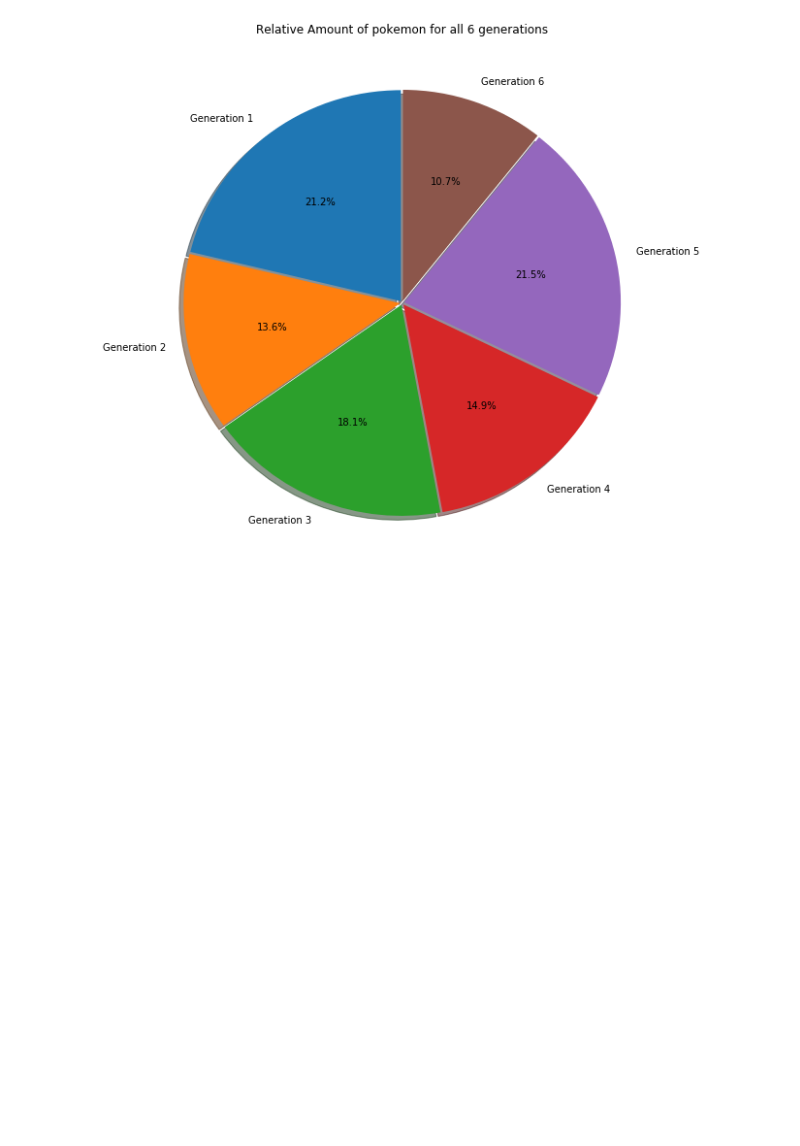
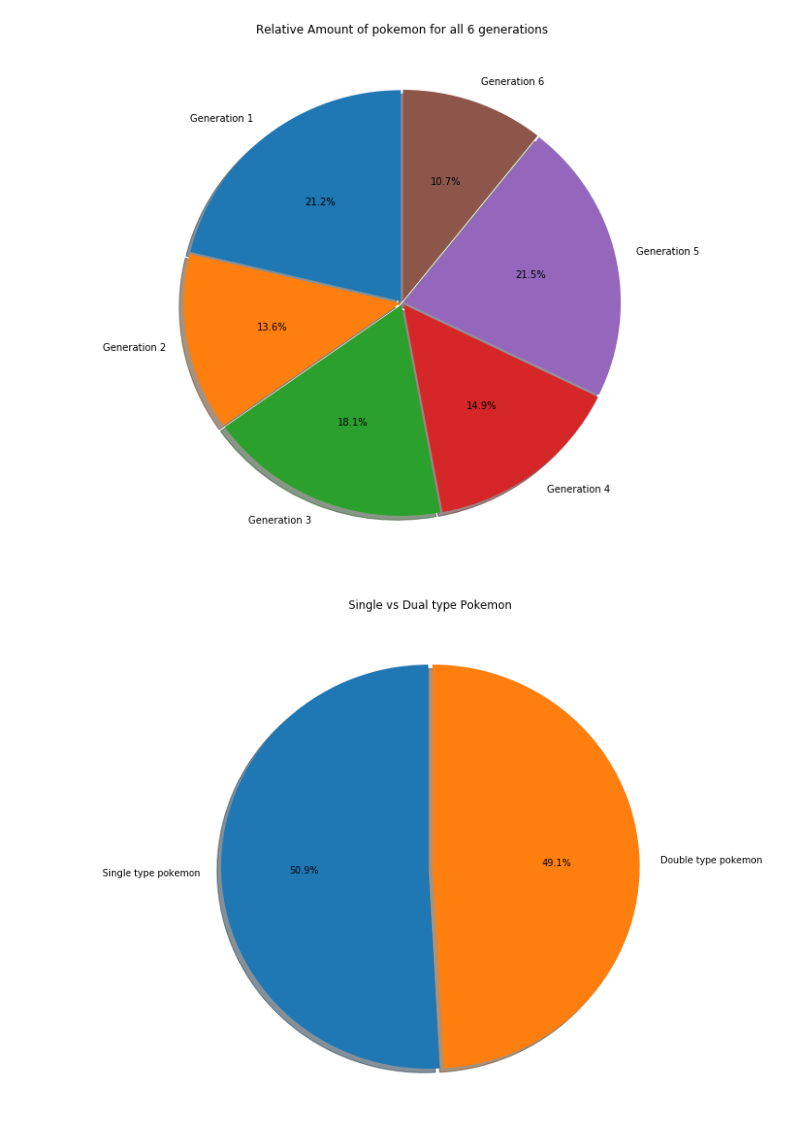
Before and after one commit to ralliet/pokemon_analysis, a Jupyter notebook: main.py.ipynb, the cells around one changed output. Cells and saved outputs as stored; diff of their text form; code cells hidden in the pictures; blank space fills up the shorter version.

```diff
--- a/main.py.ipynb
+++ b/main.py.ipynb
@@ -86,3 +70,17 @@ fig = plt.gcf()
 fig.set_size_inches(10,10)
 # %% [output]
 [figure]
+# %%
+# Single vs Dual type Pokemon
+singleTypePokemon = poke["Type 2"].isnull().sum()
+dualTypePokemon = poke["Type 2"].notnull().sum()
+
+singlevsdualPokeSplit =[singleTypePokemon,dualTypePokemon]
+legendPie = plt.pie(singlevsdualPokeSplit,labels=["Single type pokemon","Double type pokemon"],
+                    autopct = '%1.1f%%', shadow = True,
+                    startangle=90,explode=(0.01,0.01))
+plt.title("Single vs Dual type Pokemon",fontsize=12)
+fig = plt.gcf()
+fig.set_size_inches(10,10)
+# %% [output]
+[figure, added]
```
Also changed, not shown: parts of 1 cell of this notebook.
